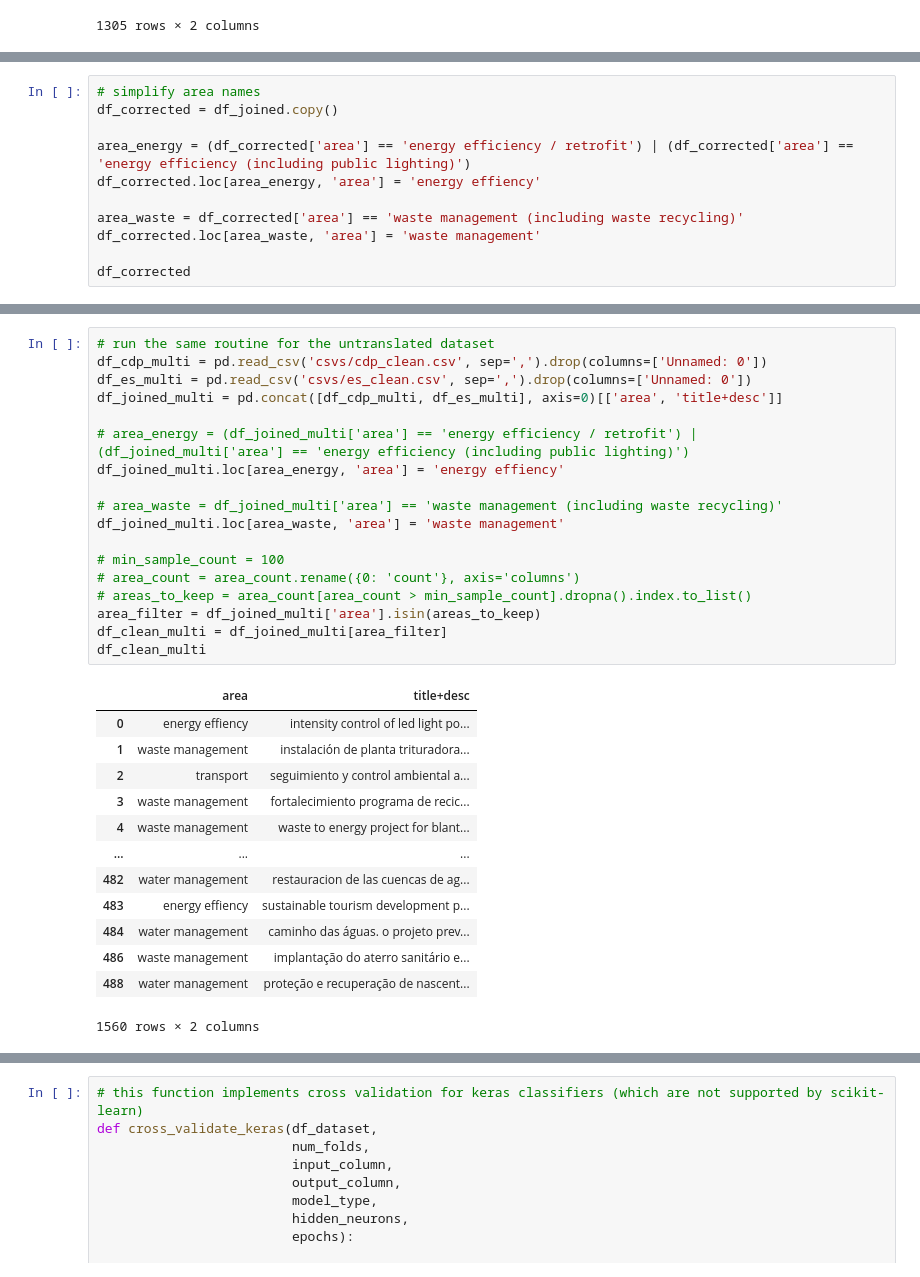
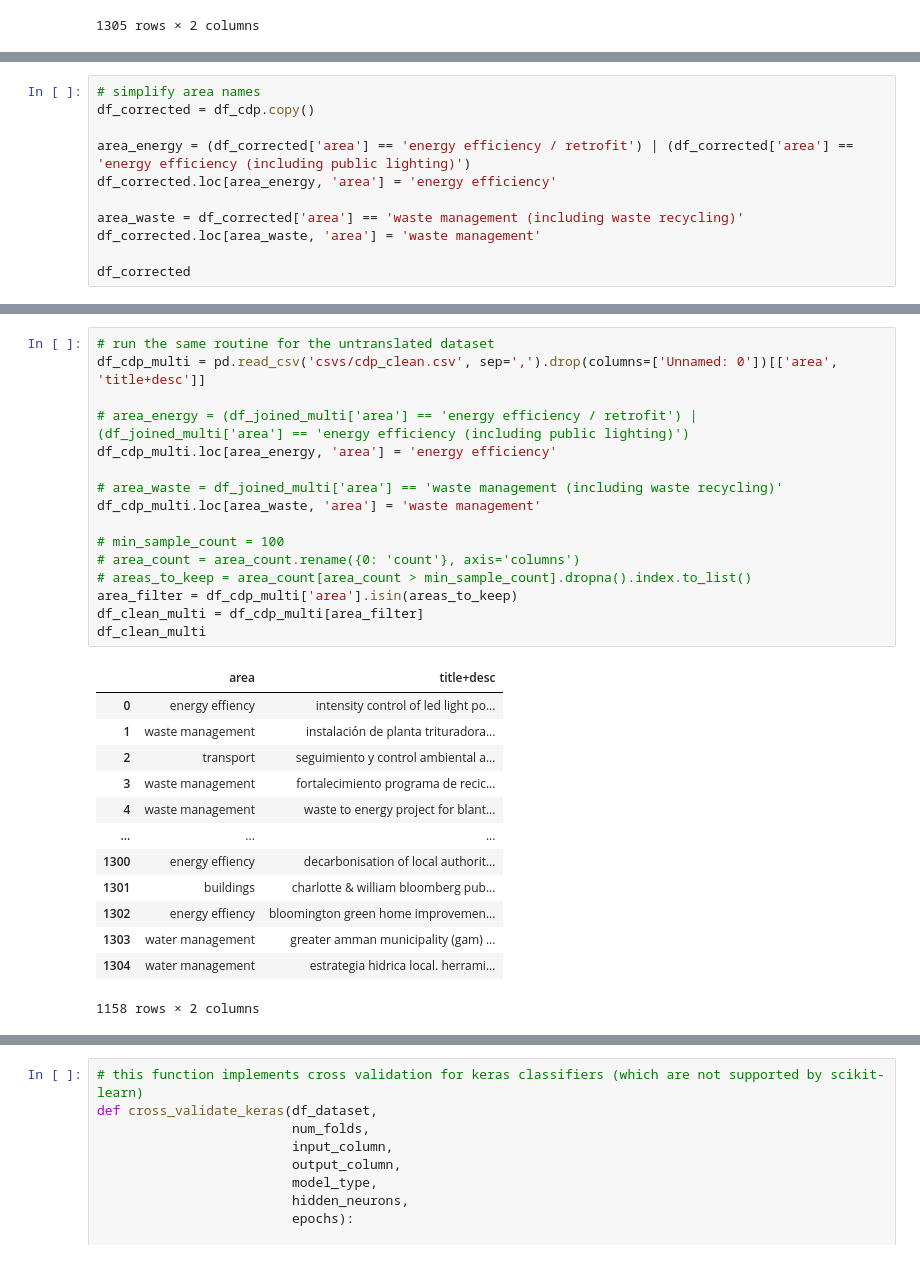
Before and after one commit to thvlio/project-hunter-public, a Jupyter notebook: cross-validation_fine-tuning.ipynb, the cells around one changed output, grey strips where cells are left out. Saved outputs shown, nothing was run; the diff lists cells and outputs as text.

```diff
--- a/cross_validation_tf.ipynb
+++ b/cross-validation_fine-tuning.ipynb
@@ -93,10 +53,10 @@ print(pd.DataFrame(df_joined.value_counts(subset='area')).rename(columns={0: 'sa
 | land-use                                      |             13 |
 # %%
 # simplify area names
-df_corrected = df_joined.copy()
+df_corrected = df_cdp.copy()
 
 area_energy = (df_corrected['area'] == 'energy efficiency / retrofit') | (df_corrected['area'] == 'energy efficiency (including public lighting)')
-df_corrected.loc[area_energy, 'area'] = 'energy effiency'
+df_corrected.loc[area_energy, 'area'] = 'energy efficiency'
 
 area_waste = df_corrected['area'] == 'waste management (including waste recycling)'
 df_corrected.loc[area_waste, 'area'] = 'waste management'
@@ -205,35 +161,33 @@ df_clean
 # %%
 # run the same routine for the untranslated dataset
-df_cdp_multi = pd.read_csv('csvs/cdp_clean.csv', sep=',').drop(columns=['Unnamed: 0'])
-df_es_multi = pd.read_csv('csvs/es_clean.csv', sep=',').drop(columns=['Unnamed: 0'])
-df_joined_multi = pd.concat([df_cdp_multi, df_es_multi], axis=0)[['area', 'title+desc']]
+df_cdp_multi = pd.read_csv('csvs/cdp_clean.csv', sep=',').drop(columns=['Unnamed: 0'])[['area', 'title+desc']]
 
 # area_energy = (df_joined_multi['area'] == 'energy efficiency / retrofit') | (df_joined_multi['area'] == 'energy efficiency (including public lighting)')
-df_joined_multi.loc[area_energy, 'area'] = 'energy effiency'
+df_cdp_multi.loc[area_energy, 'area'] = 'energy efficiency'
 
 # area_waste = df_joined_multi['area'] == 'waste management (including waste recycling)'
-df_joined_multi.loc[area_waste, 'area'] = 'waste management'
+df_cdp_multi.loc[area_waste, 'area'] = 'waste management'
 
 # min_sample_count = 100
 # area_count = area_count.rename({0: 'count'}, axis='columns')
 # areas_to_keep = area_count[area_count > min_sample_count].dropna().index.to_list()
-area_filter = df_joined_multi['area'].isin(areas_to_keep)
-df_clean_multi = df_joined_multi[area_filter]
+area_filter = df_cdp_multi['area'].isin(areas_to_keep)
+df_clean_multi = df_cdp_multi[area_filter]
 df_clean_multi
 # %% [output]
 |  | area | title+desc |
 | 0 | energy effiency | intensity control of led light po... |
 | 1 | waste management | instalación de planta trituradora... |
 | 2 | transport | seguimiento y control ambiental a... |
 | 3 | waste management | fortalecimiento programa de recic... |
 | 4 | waste management | waste to energy project for blant... |
 | ... | ... | ... |
-| 482 | water management | restauracion de las cuencas de ag... |
-| 483 | energy effiency | sustainable tourism development p... |
-| 484 | water management | caminho das águas. o projeto prev... |
-| 486 | waste management | implantação do aterro sanitário e... |
-| 488 | water management | proteção e recuperação de nascent... |
+| 1300 | energy effiency | decarbonisation of local authorit... |
+| 1301 | buildings | charlotte & william bloomberg pub... |
+| 1302 | energy effiency | bloomington green home improvemen... |
+| 1303 | water management | greater amman municipality (gam) ... |
+| 1304 | water management | estrategia hidrica local. herrami... |
-1560 rows × 2 columns
+1158 rows × 2 columns
 # %%
 # function that implements the model creation, training and deletion
 def fit_keras(x_train,
```
Also changed, not shown: parts of 15 cells of this notebook, 29 other files.
